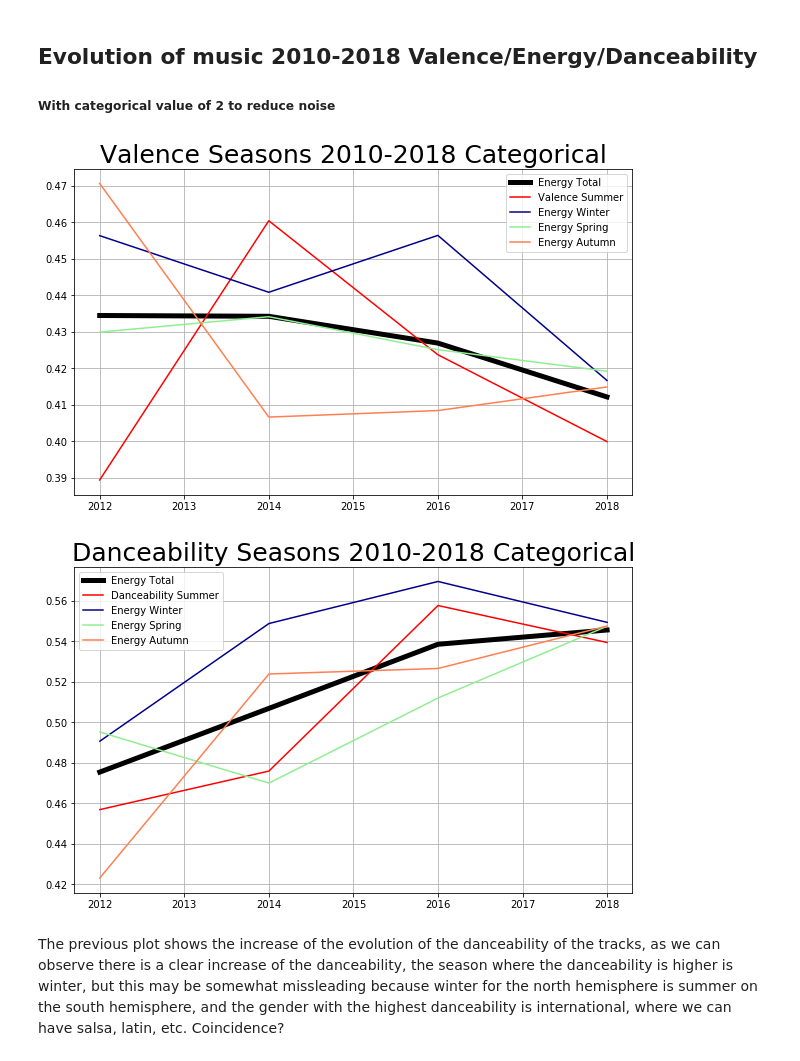
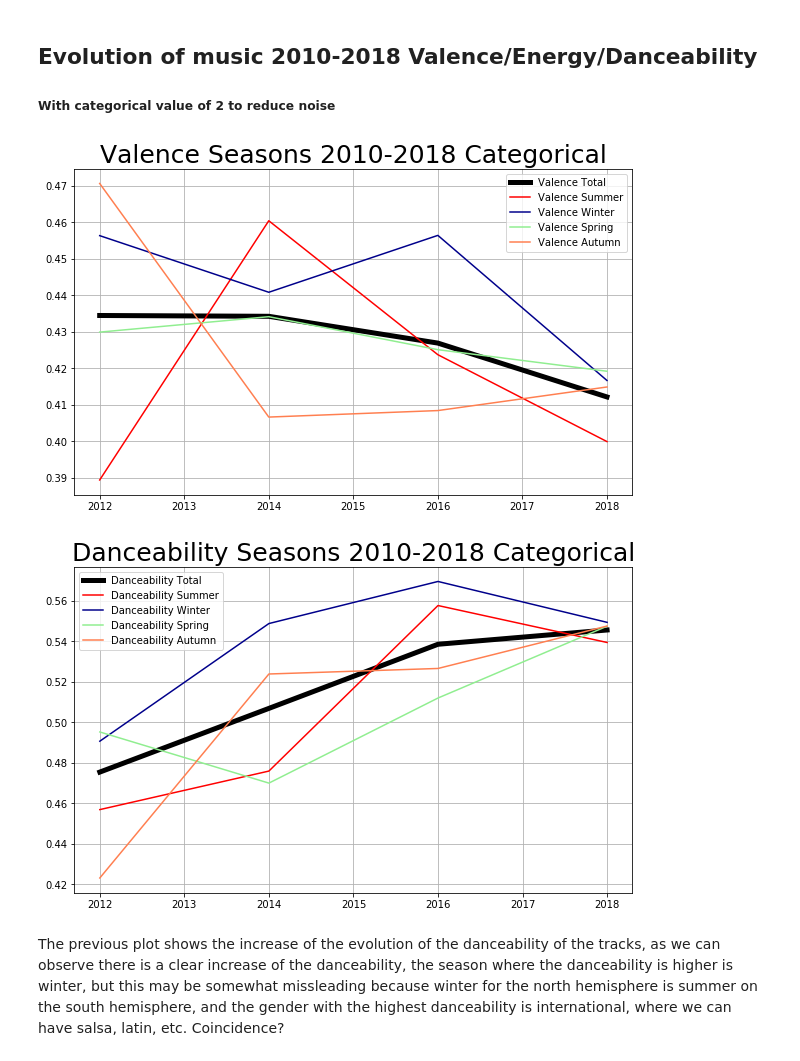
Before and after one commit to AndresMontero/Project, a Jupyter notebook: src/main.ipynb, the cells around one changed output. Drawn from its saved outputs; the diff is of its cells as text; code cells hidden in the pictures.

```diff
--- a/src/main.ipynb
+++ b/src/main.ipynb
@@ -1350,9 +1350,9 @@ def valence_seasons_10_18_categorical():
     return sns.lineplot(data=tracks_albums_autumn_2010_year_mean_valence["valence"],
                         color="coral", label="Valence Autumn")
 
-std_plot(valence_seasons_10_18, title='Valence Seasons 2010-2018 Categorical')
+std_plot(valence_seasons_10_18_categorical, title='Valence Seasons 2010-2018 Categorical')
 # %% [output]
-[figure, old version]
+[figure, new version]
 # %%
 #summer
 tracks_albums_summer_2010_year_mean = tracks_albums_summer_2010_year.groupby('categorical_year').mean()
@@ -1361,35 +1361,35 @@ tracks_albums_summer_2010_year_mean_danceability= tracks_albums_summer_2010_year
 #winter
 tracks_albums_winter_2010_year_mean = tracks_albums_winter_2010_year.groupby('categorical_year').mean()
 tracks_albums_winter_2010_year_mean_danceability = tracks_albums_winter_2010_year_mean[['danceability']]
 
 #spring
 tracks_albums_spring_2010_year_mean = tracks_albums_spring_2010_year.groupby('categorical_year').mean()
 tracks_albums_spring_2010_year_mean_danceability = tracks_albums_spring_2010_year_mean[['danceability']]
 
 #autumn
 tracks_albums_autumn_2010_year_mean = tracks_albums_autumn_2010_year.groupby('categorical_year').mean()
 tracks_albums_autumn_2010_year_mean_danceability = tracks_albums_autumn_2010_year_mean[['danceability']]
 
 #total
 tracks_albums_total_2010_mean = tracks_albums_total_2010_year.groupby('categorical_year').mean()
 tracks_albums_total_2010_mean_valence = tracks_albums_total_2010_mean[['danceability']]
 
 def danceability_seasons_10_18_categorical():
     plt.grid()
     sns.lineplot(data=tracks_albums_total_2010_mean_valence["danceability"],
                  color="black", label="Danceability Total", linewidth=5)
     sns.lineplot(data=tracks_albums_summer_2010_year_mean_danceability["danceability"],
                  color="red", label="Danceability Summer")
     sns.lineplot(data=tracks_albums_winter_2010_year_mean_danceability["danceability"],
                  color="darkblue", label="Danceability Winter")
     sns.lineplot(data=tracks_albums_spring_2010_year_mean_danceability["danceability"],
                  color="lightgreen", label="Danceability Spring")
     return sns.lineplot(data=tracks_albums_autumn_2010_year_mean_danceability["danceability"],
                         color="coral", label="Danceability Autumn")
 
-std_plot(danceability_seasons_10_18, title='Danceability Seasons 2010-2018 Categorical')
+std_plot(danceability_seasons_10_18_categorical, title='Danceability Seasons 2010-2018 Categorical')
 # %% [output]
-[figure, old version]
+[figure, new version]
 # %% [markdown]
 The previous plot shows the increase of the evolution of the danceability of the tracks, as we can observe there is a clear increase of the danceability, the season where the danceability is higher is winter, but this may be somewhat missleading because winter for the north hemisphere is summer on the south hemisphere, and the gender with the highest danceability is international, where we can have salsa, latin, etc. Coincidence?
 # %%
```
Also changed, not shown: parts of 7 cells of this notebook, 10 other files.
